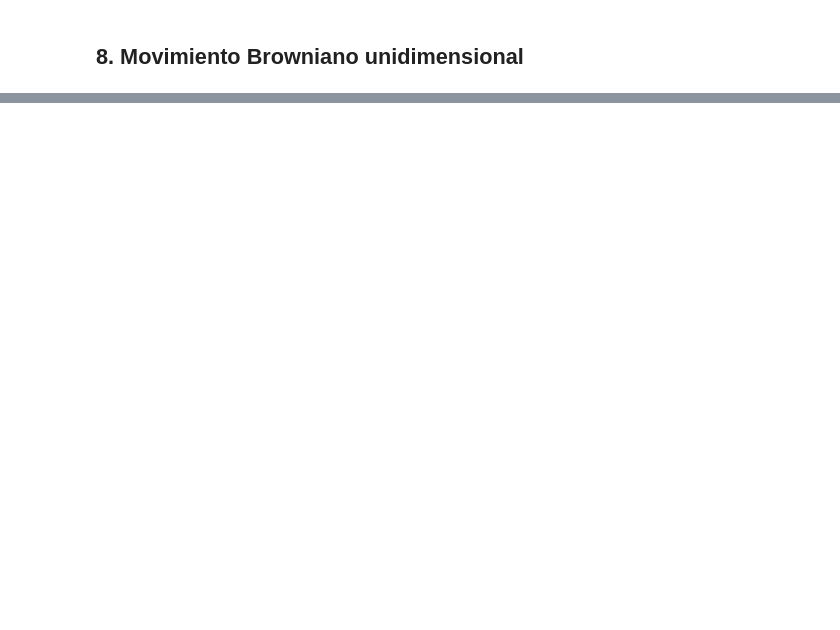
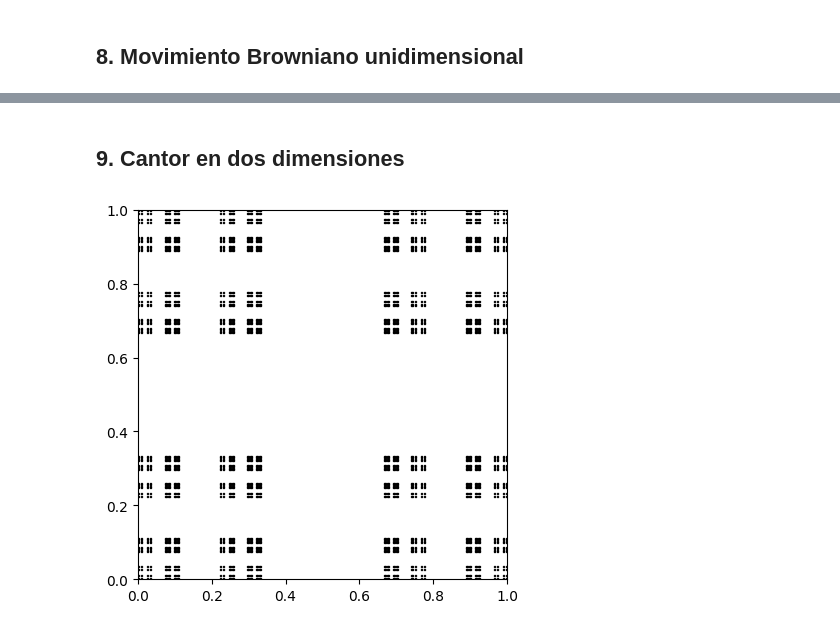
Before and after one commit to MiluEnAlmibar/Fractales, a Jupyter notebook: python/practica1.ipynb, the cells around one changed output, grey strips where cells are left out. Saved outputs shown, nothing was run; the diff lists cells and outputs as text; code cells hidden in the pictures; blank space fills up the shorter version.

```diff
--- a/python/practica1.ipynb
+++ b/python/practica1.ipynb
@@ -333,0 +334,32 @@ browniano(100)
+# %% [markdown]
+## 9. Cantor en dos dimensiones
+# %%
+import matplotlib.patches as patches
+
+def cuadrado_cantor(iteraciones):
+    cuadrados = [(0.0, 0.0, 1.0)]
+
+    for _ in range(iteraciones):
+        nuevos = []
+        for (x, y, lado) in cuadrados:
+            nuevo_lado = lado / 3.0
+            nuevos.append((x, y, nuevo_lado))
+            nuevos.append((x, y + 2 * nuevo_lado, nuevo_lado))
+            nuevos.append((x + 2 * nuevo_lado, y, nuevo_lado))
+            nuevos.append((x + 2 * nuevo_lado, y + 2 * nuevo_lado, nuevo_lado))
+        cuadrados = nuevos
+    return cuadrados
+
+def graficar_cuadrado_cantor(cuadrados):
+    fig, ax = plt.subplots()
+    for (x, y, lado) in cuadrados:
+        rect = patches.Rectangle((x, y), lado, lado, facecolor='black', edgecolor='black')
+        ax.add_patch(rect)
+    ax.set_aspect('equal')
+    plt.show()
+
+iteraciones = 5
+cuadrados = cuadrado_cantor(iteraciones)
+graficar_cuadrado_cantor(cuadrados)
+# %% [output]
+[figure, added]
```
Also changed, not shown: parts of 6 cells of this notebook.
